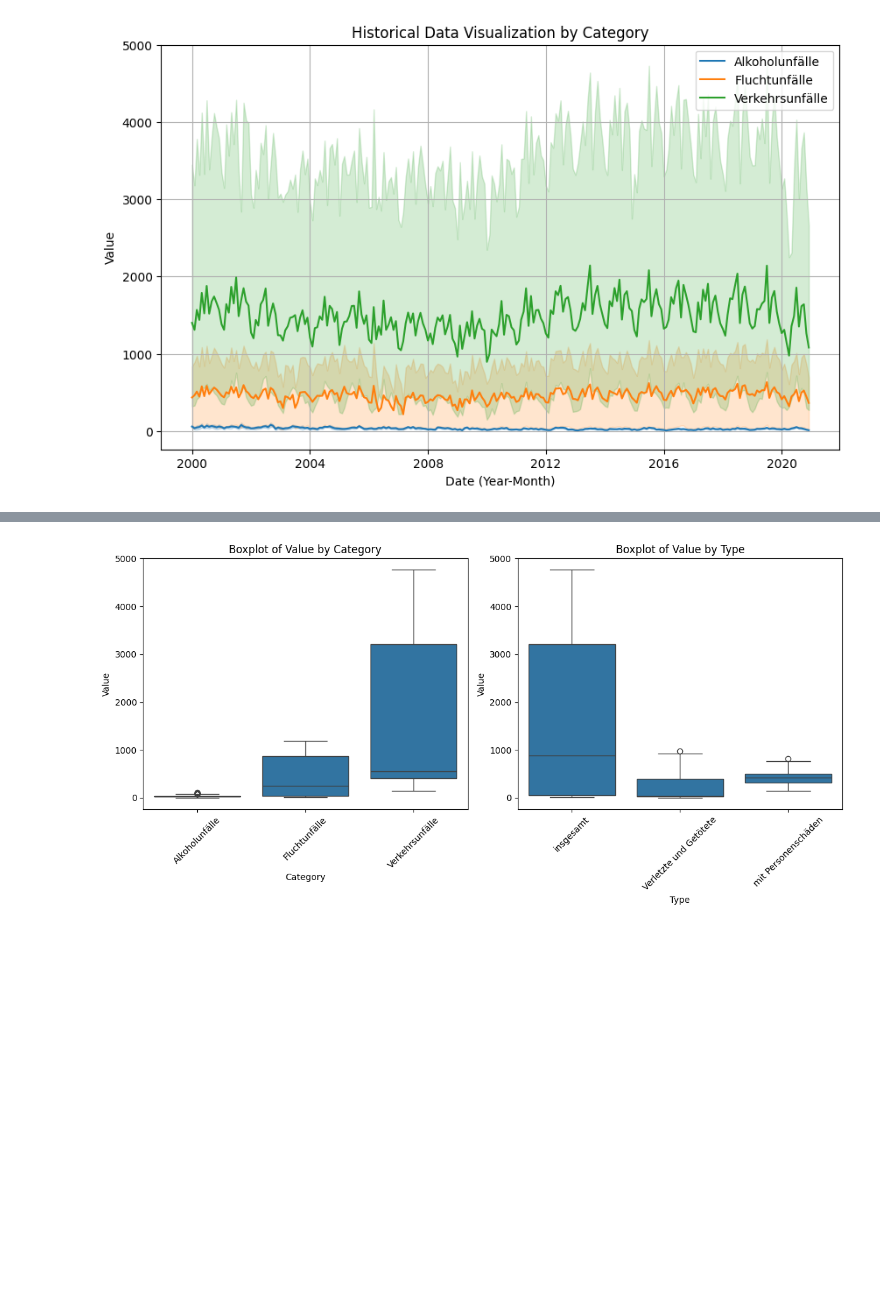
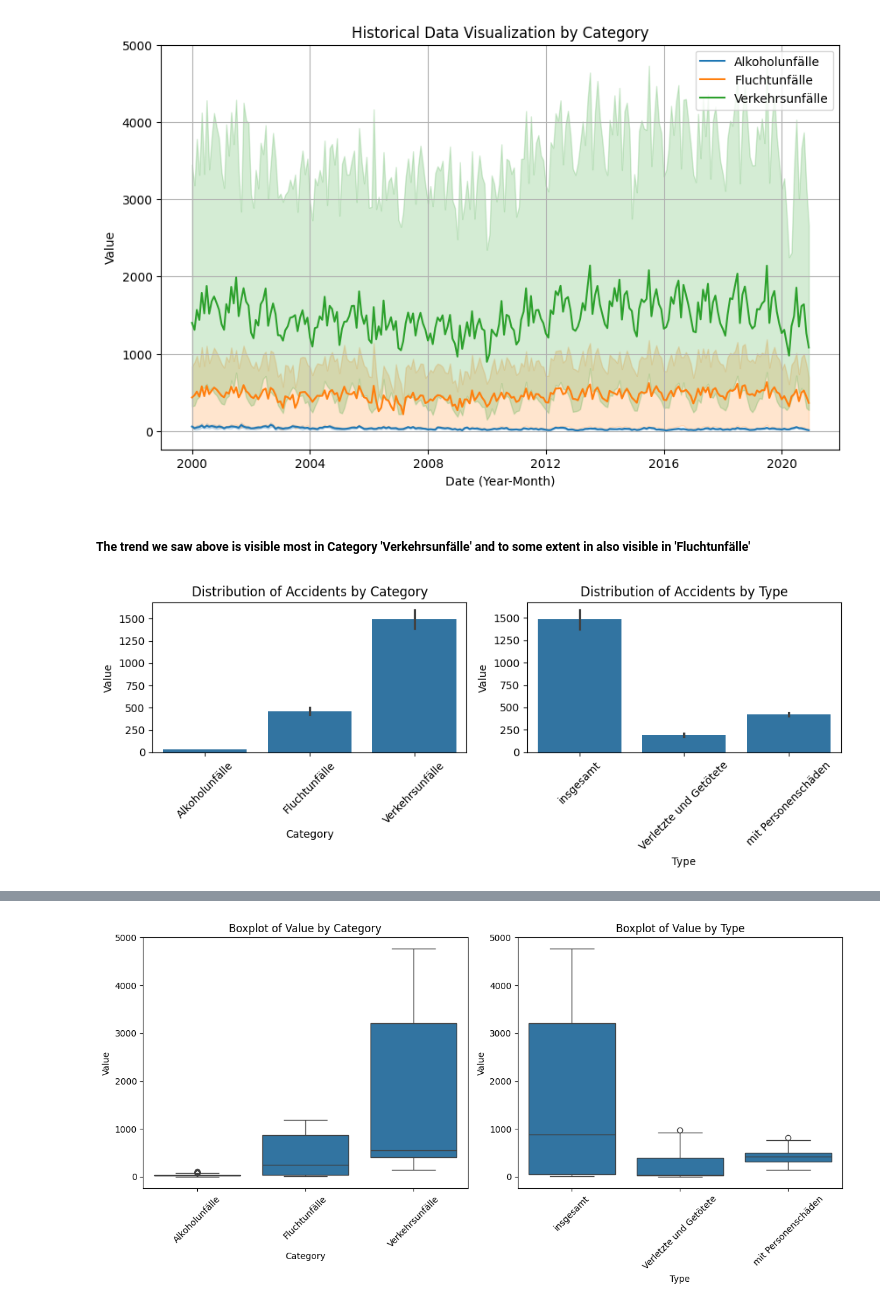
Before and after one commit to kashif-flask/DPS_challenge, a Jupyter notebook: notebook.ipynb, the cells around one changed output, grey strips where cells are left out. Saved outputs shown, nothing was run; the diff lists cells and outputs as text; code cells hidden in the pictures; blank space fills up the shorter version.

```diff
--- a/notebook.ipynb
+++ b/notebook.ipynb
@@ -182,3 +164,24 @@ plt.grid(True)
 plt.show()
 # %% [output]
 [figure]
+# %% [markdown]
+##### The trend we saw above is visible most in Category 'Verkehrsunfälle' and to some extent in also visible in 'Fluchtunfälle'
+# %%
+
+fig, axes = plt.subplots(1, 2, figsize=(10, 4))
+
+# Visualize the distribution of accidents by category
+sns.barplot(x='Category', y='Value',data=df_20, ax=axes[0])
+axes[0].set_title('Distribution of Accidents by Category')
+axes[0].tick_params(axis='x', rotation=45)
+
+# Visualize the distribution of accidents by type
+sns.barplot(x='Type', y='Value', data=df_20, ax=axes[1])
+axes[1].set_title('Distribution of Accidents by Type')
+axes[1].tick_params(axis='x', rotation=45)
+
+# Adjust layout for better spacing
+plt.tight_layout()
+plt.show()
+# %% [output]
+[figure, added]
```
Also changed, not shown: parts of 36 cells of this notebook, 1 other file.
